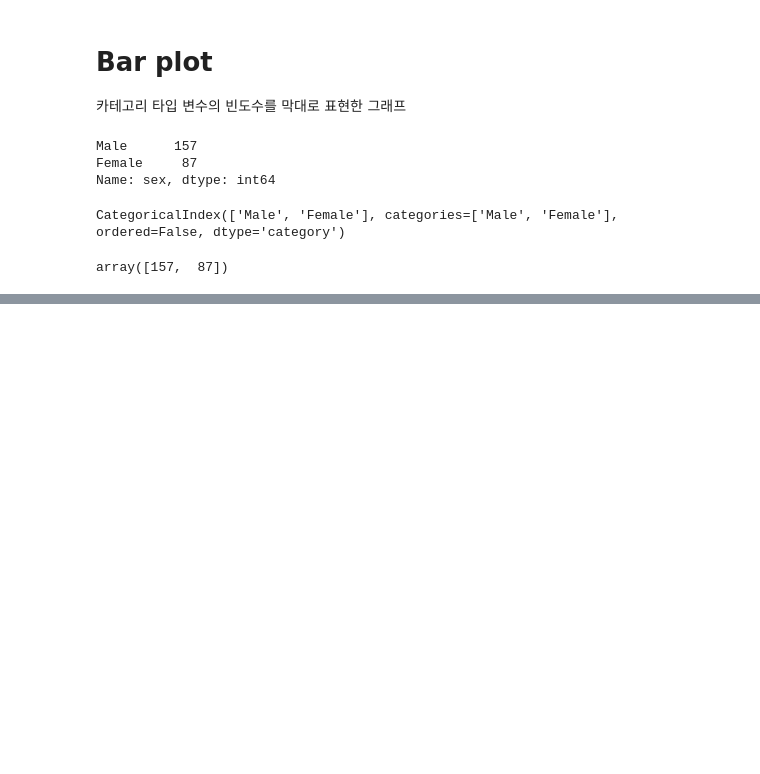
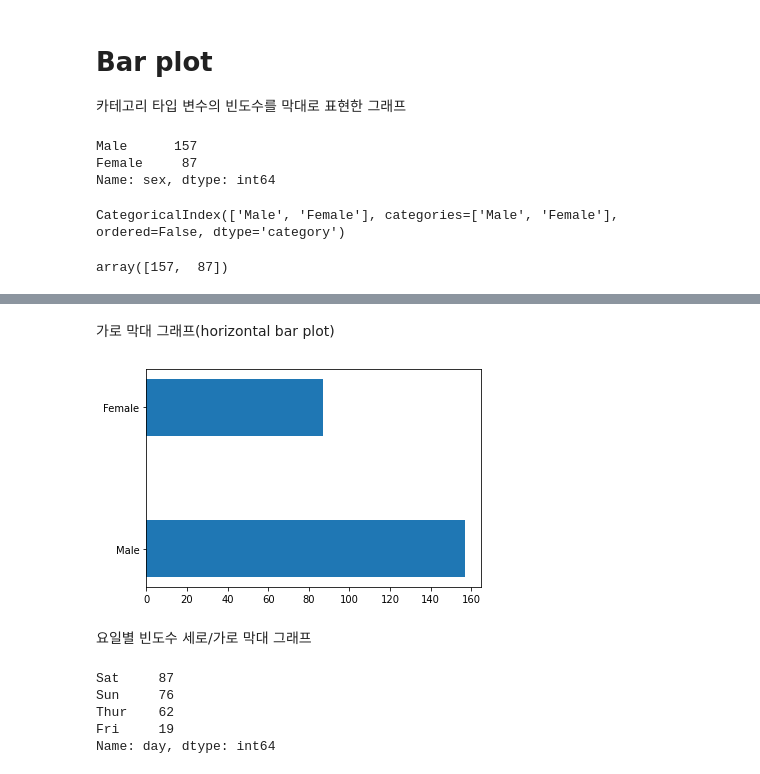
Before and after one commit to sejinseo/Itwill_Python, a Jupyter notebook: py21_matplotlib.ipynb, the cells around one changed output, grey strips where cells are left out. Saved outputs shown, nothing was run; the diff lists cells and outputs as text; code cells hidden in the pictures; blank space fills up the shorter version.

```diff
--- a/py21_matplotlib.ipynb
+++ b/py21_matplotlib.ipynb
@@ -334,0 +335,18 @@ plt.show()
+# %% [markdown]
+가로 막대 그래프(horizontal bar plot)
+# %%
+plt.barh(y=gender_counts.index, width=gender_counts.values, height=0.4)
+plt.show()
+# %% [output]
+[figure, added]
+# %% [markdown]
+요일별 빈도수 세로/가로 막대 그래프
+# %%
+day_counts = tips['day'].value_counts()
+day_counts
+# %% [output]
+Sat     87
+Sun     76
+Thur    62
+Fri     19
+Name: day, dtype: int64
```
Also changed, not shown: parts of 10 cells of this notebook.
